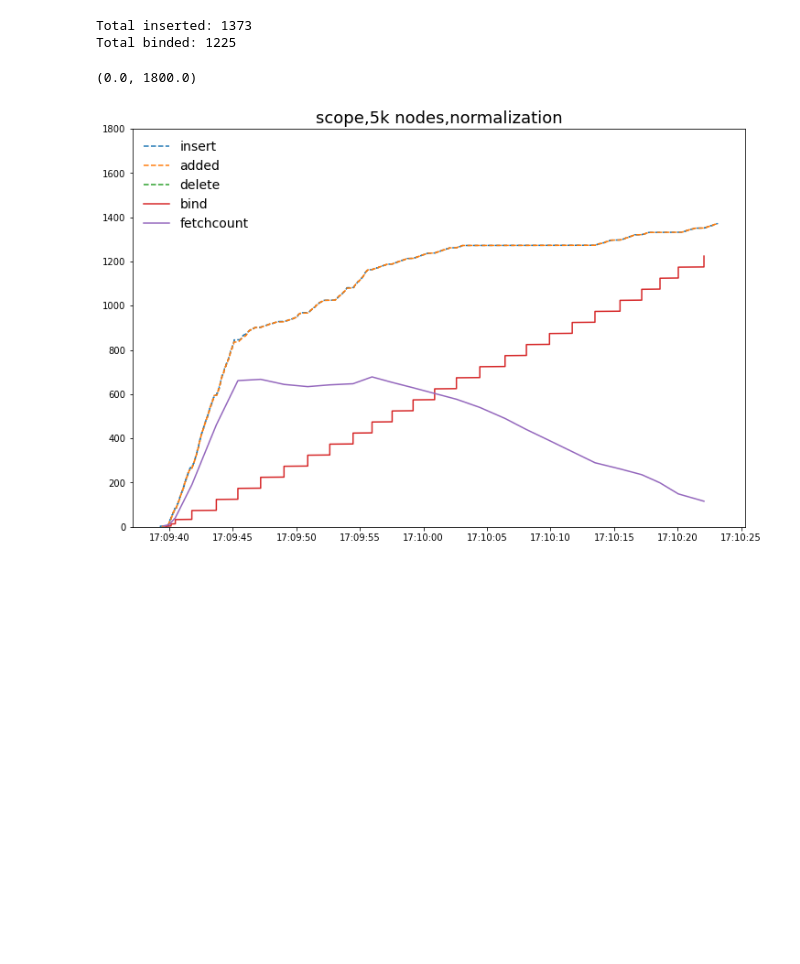
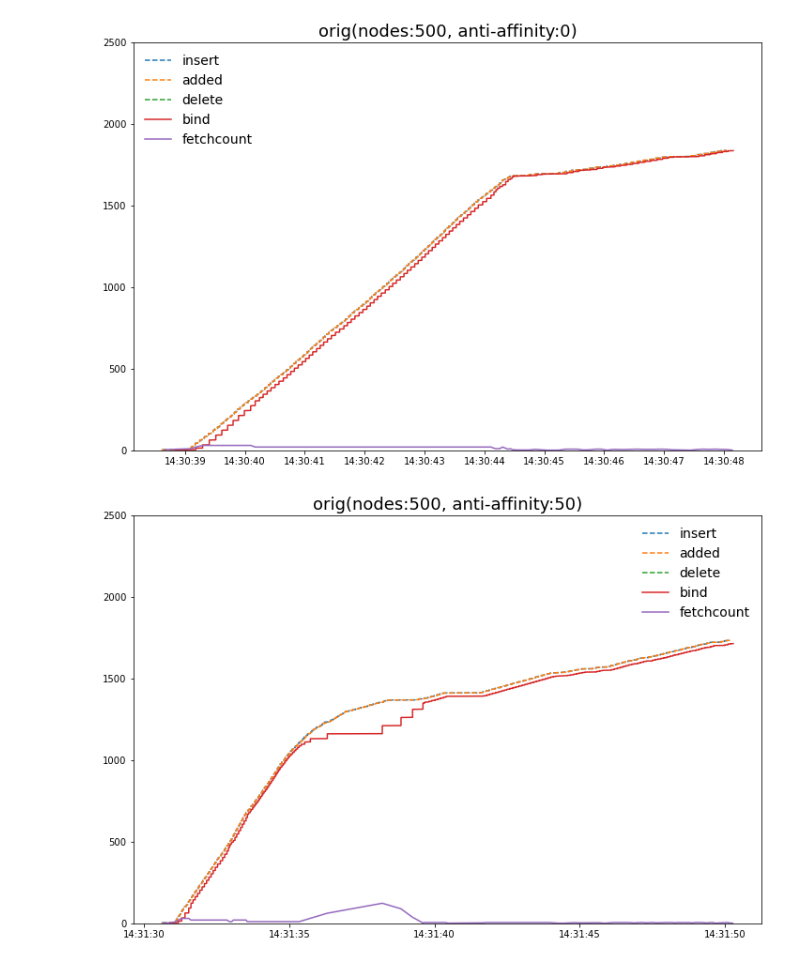
Before and after one commit to vmware-archive/declarative-cluster-management, a Jupyter notebook: artifact/plot_trace.ipynb, the cells around one changed output. Drawn from its saved outputs; the diff is of its cells as text; code cells hidden in the pictures; blank space fills up the shorter version.

Commit message:
Update notebook
Signed-off-by: Kexin Rong <krong@vmware.com>

```diff
--- a/artifact/plot_trace.ipynb
+++ b/artifact/plot_trace.ipynb
@@ -60,7 +58 @@ def parse_file(fname):
     return insert_ts, added_ts, delete_ts, bind_ts, fetch_ts, fetch_count
-# %%
-fname = "/Users/krong/Desktop/dcm-log/scope_5k_norm.txt"
-insert_ts, added_ts, delete_ts, bind_ts, fetch_ts, fetch_count = parse_file(fname)
-# %% [output]
-Total inserted: 1373
-Total binded: 1225
@@ -67,13 +74,34 @@ Total binded: 1225
+# %%
+scope_args = '"-n %d -f v2-cropped.txt -c 100 -m 200 -t 100 -s 100 -p %d -S"'
+orig_args = '"-n %d -f v2-cropped.txt -c 100 -m 200 -t 100 -s 100 -p %d"'
+template = './gradlew runBenchmark --args=%s | sed $"s,\x1b\\[[0-9;]*[a-zA-Z],,g" &> %s'
+
+def gen_cmd(root, method, n, p):
+    outfile = "%s/%s-n%d-p%d.txt" % (root, method, n, p)
+    if method == 'orig':
+        args = orig_args % (n, p)
+    else:
+        args = scope_args % (n, p)
+    cmd = template % (args, outfile)
+    return cmd
+# %%
+# Root directory of the log files
+root = "/Users/krong/Desktop/dcm-exp"
+# %%
+# Generate all run commands
+f = open("scope_bench.sh", "w")
+for method in ["orig", "scope"]:
+    for n in [500, 5000, 50000]:
+        for p in [0, 50, 100]:
+            cmd = gen_cmd(root, method, n, p)
+            f.write('%s\n\n' % cmd)
+f.close()
 # %%
-plt.figure(figsize=(12,8))
-plt.plot(insert_ts, range(len(insert_ts)), label='insert', linestyle='--')
-plt.plot(added_ts, range(len(added_ts)), label='added', linestyle='--')
-plt.plot(delete_ts, range(len(delete_ts)), label='delete', linestyle='--')
-plt.plot(bind_ts, range(len(bind_ts)), label='bind')
-plt.plot(fetch_ts, fetch_count, label='fetchcount')
-plt.legend(fontsize=14, frameon=False)
-plt.ylim(0, 1800)
-plt.title("scope,5k nodes,normalization", fontsize=18)
+# Plot traces
+for method in ["orig", "scope"]:
+    for n in [500]:
+        for p in [0, 50, 100]:
+            plot_trace(root, method, n, p)
 # %% [output]
-(0.0, 1800.0)
-[figure, old version]
+[figure, new version]
+[figure, added]
```
Also changed, not shown: parts of 3 cells of this notebook, 1 other file.
